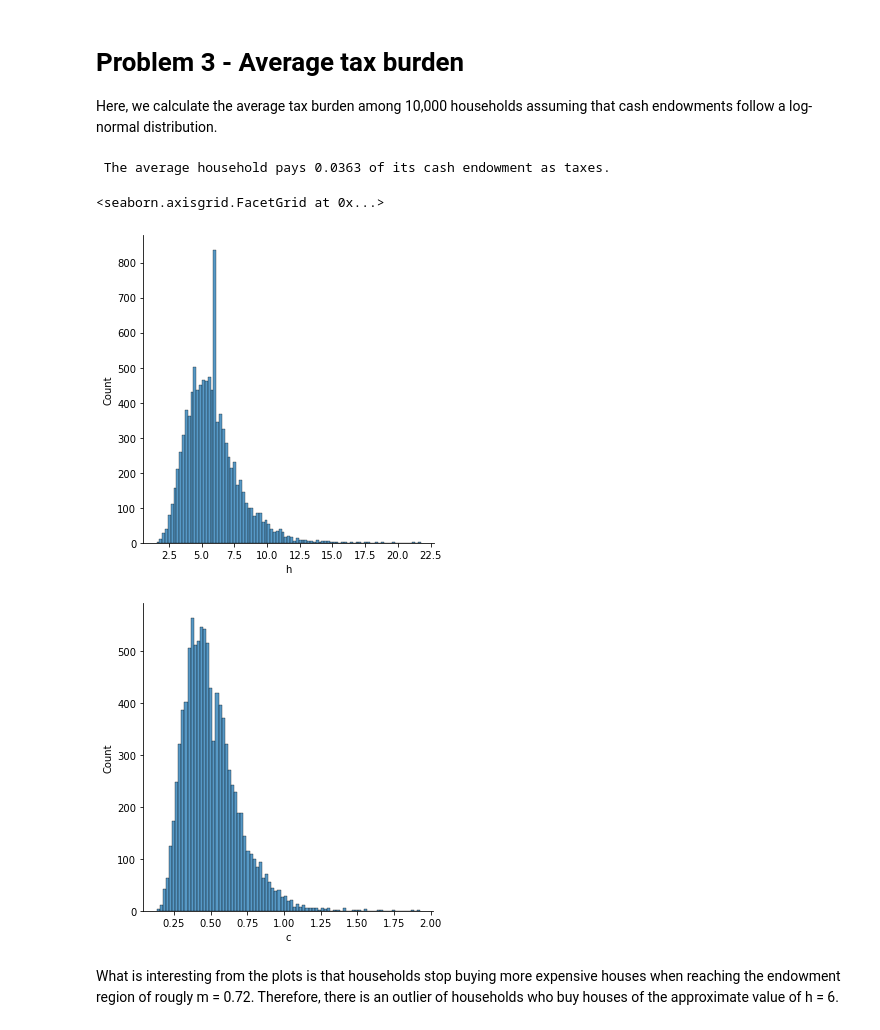
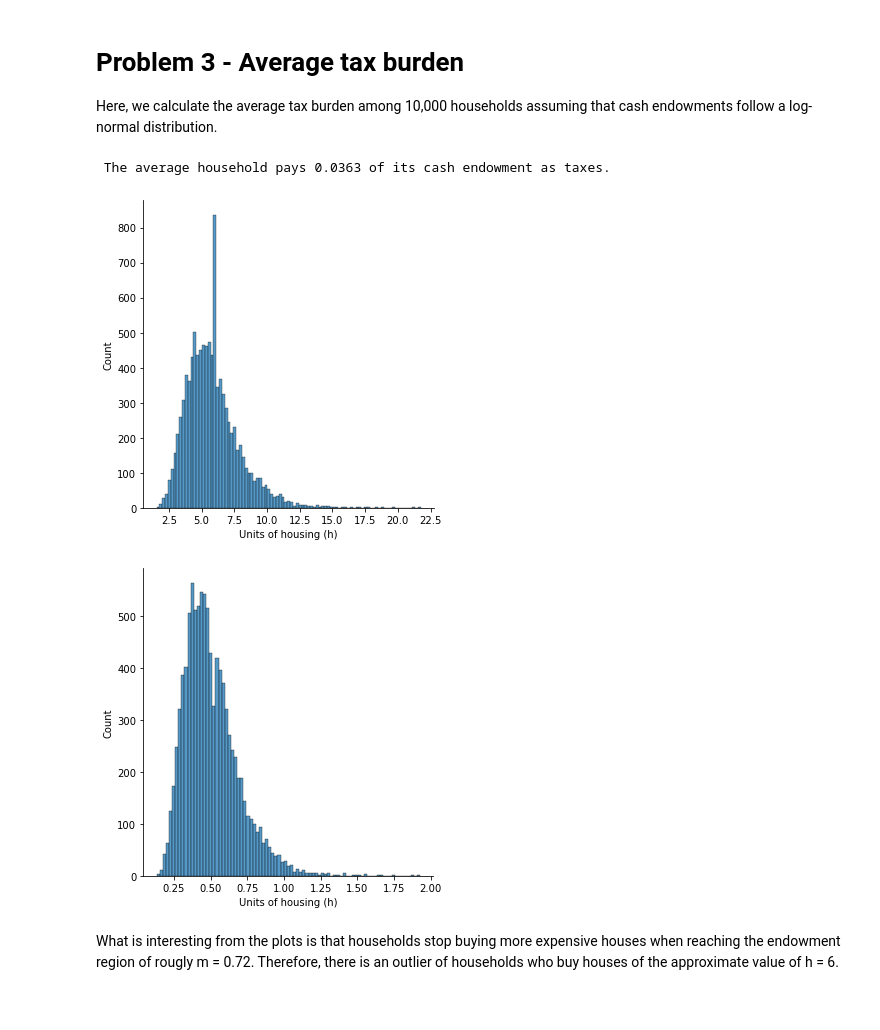
Before and after one commit to frederikbachdk/Python-UCPH, a Jupyter notebook: inauguralproject/inauguralproject.ipynb, the cells around one changed output. Drawn from its saved outputs; the diff is of its cells as text; code cells hidden in the pictures.

```diff
--- a/inauguralproject/inauguralproject.ipynb
+++ b/inauguralproject/inauguralproject.ipynb
@@ -199,36 +201,40 @@ def tax_burden(h, parameters):
     return parameters['tau_g'] * h * parameters['eps'] + parameters['tau_p'] * max(h * parameters['eps'] - parameters['p_bar'], 0)
 
 # calculate the average tax burden
 household_tax = []
 for m in m_sim:
     parameters['m'] = m
     h = solver(parameters)
     household_tax.append(tax_burden(h, parameters))
 
 avg_tax_burden = mean(household_tax)
 print(f'\n The average household pays {avg_tax_burden:.4f} of its cash endowment as taxes.\n')
 
 # Now, we plot the distributions of h and c given the simulations of the cash endowment.
 
 import seaborn as sns
 
 solutions = []
 
 for m in m_sim:
     parameters['m'] = m
     h = solver(parameters)
     c = budget_constraint(h, parameters)
     solutions.append([m, h, c])
 
 solutions = pd.DataFrame(solutions, columns=["m", "h", "c"])
 
 sns.displot(solutions, x="h")
+plt.xlabel("Units of housing (h)")
+plt.show()
+
 sns.displot(solutions, x="c")
+plt.xlabel("Units of housing (h)")
+plt.show()
 # %% [output]
  The average household pays 0.0363 of its cash endowment as taxes.
-<seaborn.axisgrid.FacetGrid at 0x...>
-[figure, old version]
+[figure, new version]
-[figure, old version]
+[figure, new version]
 # %% [markdown]
 What is interesting from the plots is that households stop buying more expensive houses when reaching the endowment region of rougly m = 0.72. Therefore, there is an outlier of households who buy houses of the approximate value of h = 6.
 # %% [markdown]
```
Also changed, not shown: parts of 2 cells of this notebook, 1 other file.
